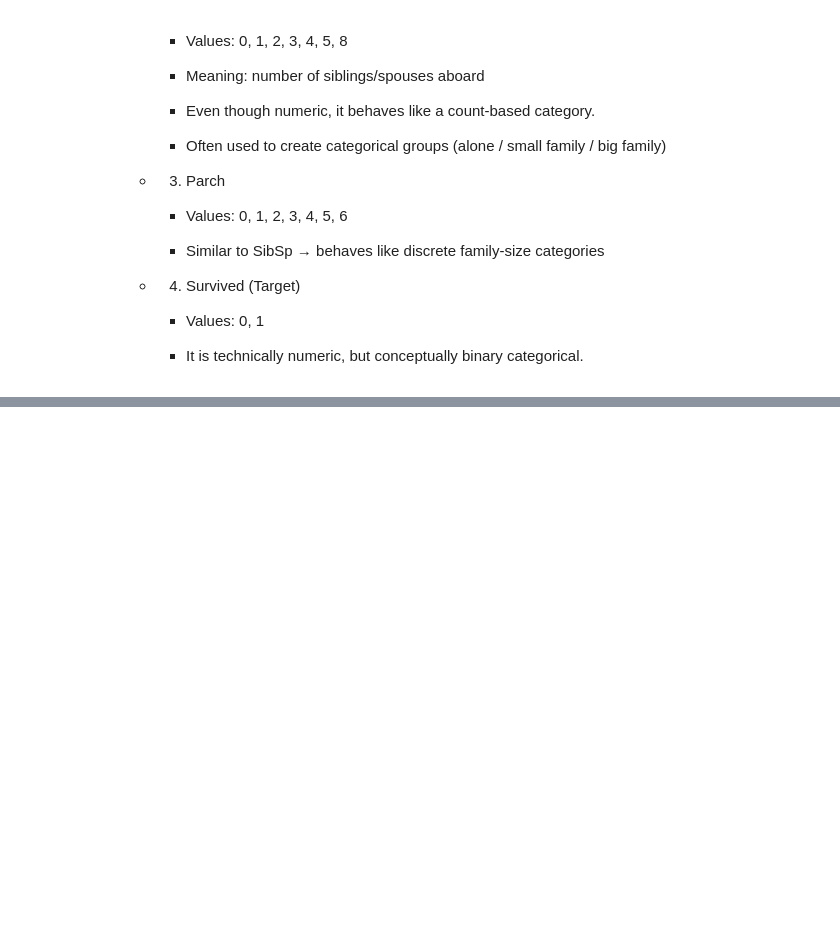
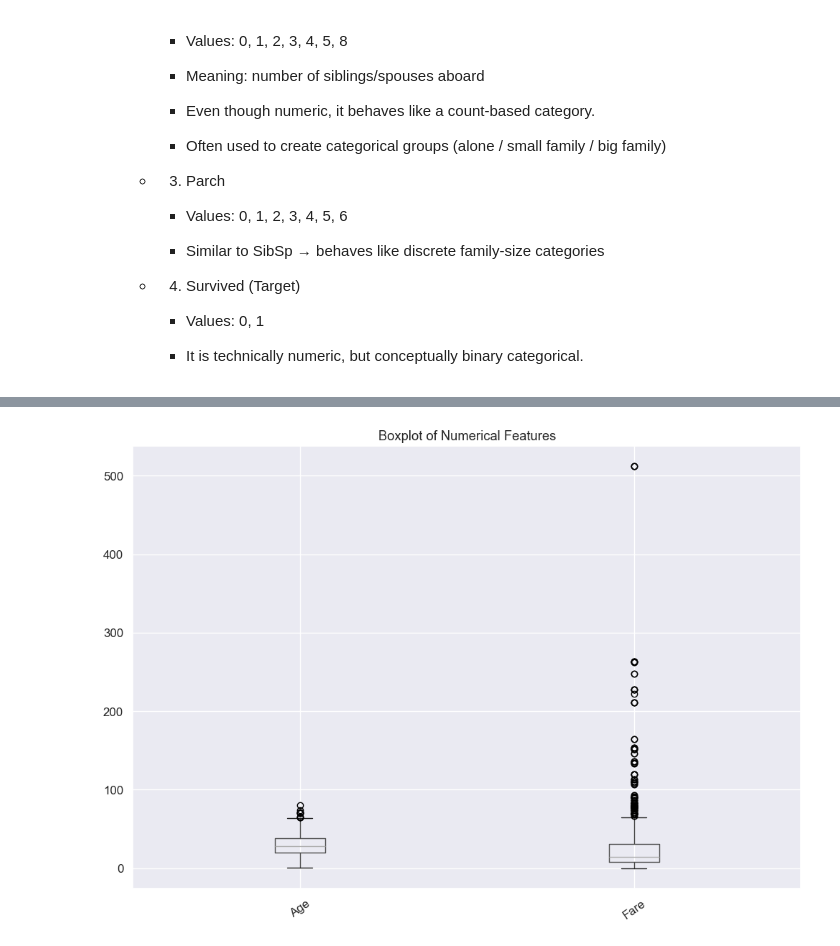
Before and after one commit to KzRaihan/Machine-learning, a Jupyter notebook: Module_06_EDA/_3_EDA_titanic_dataset.ipynb, the cells around one changed output, grey strips where cells are left out. Cells and saved outputs as stored; diff of their text form; code cells hidden in the pictures; blank space fills up the shorter version.

```diff
--- a/Module_06_EDA/_3_EDA_titanic_dataset.ipynb
+++ b/Module_06_EDA/_3_EDA_titanic_dataset.ipynb
@@ -176,0 +385,13 @@ df.head(10)
+# %%
+# Boxplot for multiple numerical features
+
+plt.figure(figsize = (12,8))
+
+df[numerical_cols].boxplot()
+
+plt.title("Boxplot of Numerical Features")
+
+plt.xticks(rotation = 35)
+plt.show()
+# %% [output]
+[figure, added]
```
Also changed, not shown: parts of 26 cells of this notebook, 2 other files.
